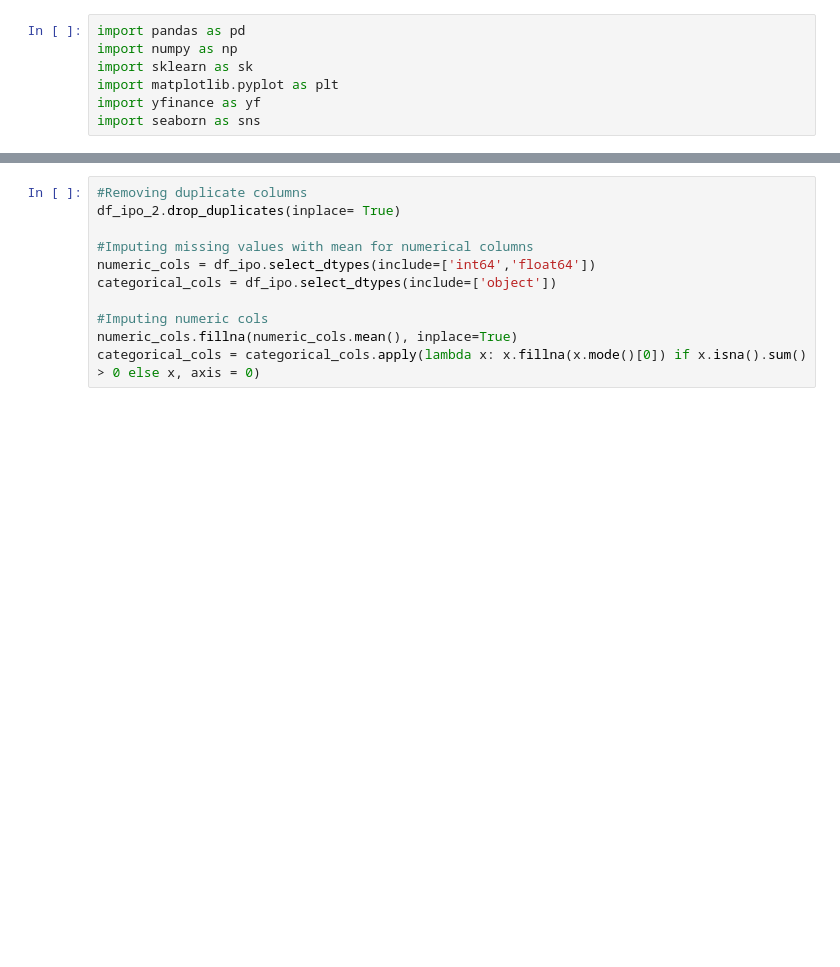
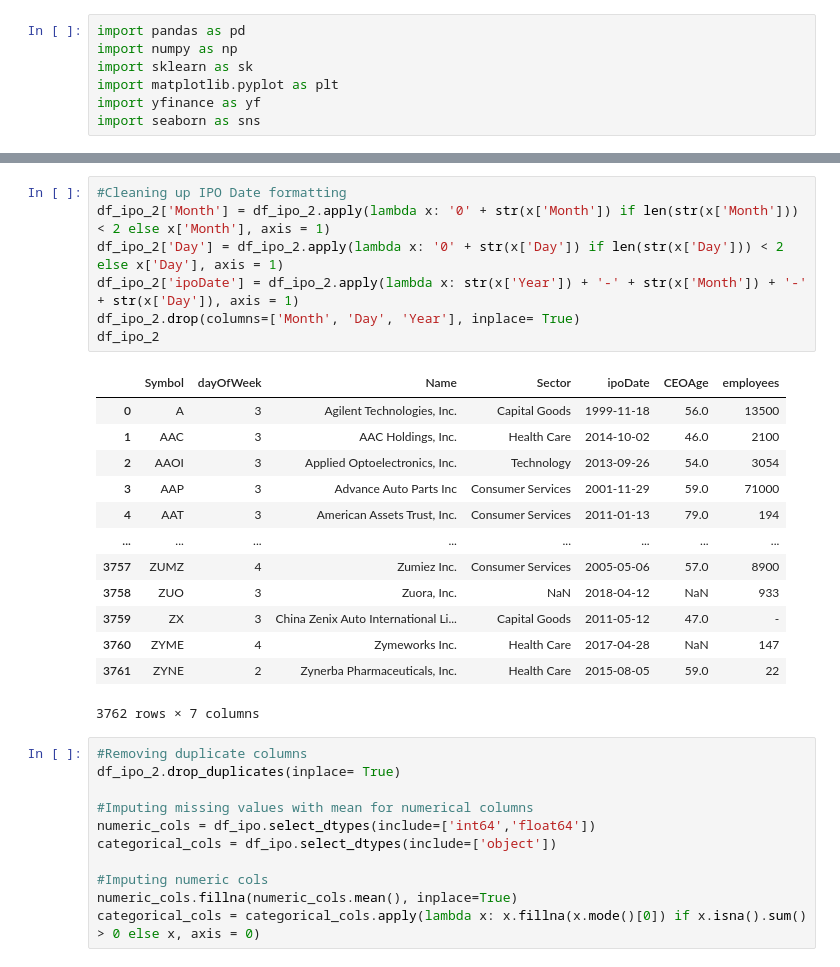
Before and after one commit to michael-fuest/DSiF-IPOs, a Jupyter notebook: Data_Wrangling.ipynb, the cells around one changed output, grey strips where cells are left out. Drawn from its saved outputs; the diff is of its cells as text; blank space fills up the shorter version.

```diff
--- a/Data_Wrangling.ipynb
+++ b/Data_Wrangling.ipynb
@@ -40,3 +39,24 @@ df_ipo_2
+# %%
+#Cleaning up IPO Date formatting
+df_ipo_2['Month'] = df_ipo_2.apply(lambda x: '0' + str(x['Month']) if len(str(x['Month'])) < 2 else x['Month'], axis = 1)
+df_ipo_2['Day'] = df_ipo_2.apply(lambda x: '0' + str(x['Day']) if len(str(x['Day'])) < 2 else x['Day'], axis = 1)
+df_ipo_2['ipoDate'] = df_ipo_2.apply(lambda x: str(x['Year']) + '-' + str(x['Month']) + '-' + str(x['Day']), axis = 1)
+df_ipo_2.drop(columns=['Month', 'Day', 'Year'], inplace= True)
+df_ipo_2
+# %% [output]
+|  | Symbol | dayOfWeek | Name | Sector | ipoDate | CEOAge | employees |
+| 0 | A | 3 | Agilent Technologies, Inc. | Capital Goods | 1999-11-18 | 56.0 | 13500 |
+| 1 | AAC | 3 | AAC Holdings, Inc. | Health Care | 2014-10-02 | 46.0 | 2100 |
+| 2 | AAOI | 3 | Applied Optoelectronics, Inc. | Technology | 2013-09-26 | 54.0 | 3054 |
+| 3 | AAP | 3 | Advance Auto Parts Inc | Consumer Services | 2001-11-29 | 59.0 | 71000 |
+| 4 | AAT | 3 | American Assets Trust, Inc. | Consumer Services | 2011-01-13 | 79.0 | 194 |
+| ... | ... | ... | ... | ... | ... | ... | ... |
+| 3757 | ZUMZ | 4 | Zumiez Inc. | Consumer Services | 2005-05-06 | 57.0 | 8900 |
+| 3758 | ZUO | 3 | Zuora, Inc. | NaN | 2018-04-12 | NaN | 933 |
+| 3759 | ZX | 3 | China Zenix Auto International Li... | Capital Goods | 2011-05-12 | 47.0 | - |
+| 3760 | ZYME | 4 | Zymeworks Inc. | Health Care | 2017-04-28 | NaN | 147 |
+| 3761 | ZYNE | 2 | Zynerba Pharmaceuticals, Inc. | Health Care | 2015-08-05 | 59.0 | 22 |
+3762 rows × 7 columns
 # %%
 #Removing duplicate columns
 df_ipo_2.drop_duplicates(inplace= True)
```
Also changed, not shown: parts of 26 cells of this notebook, 4 other files.
